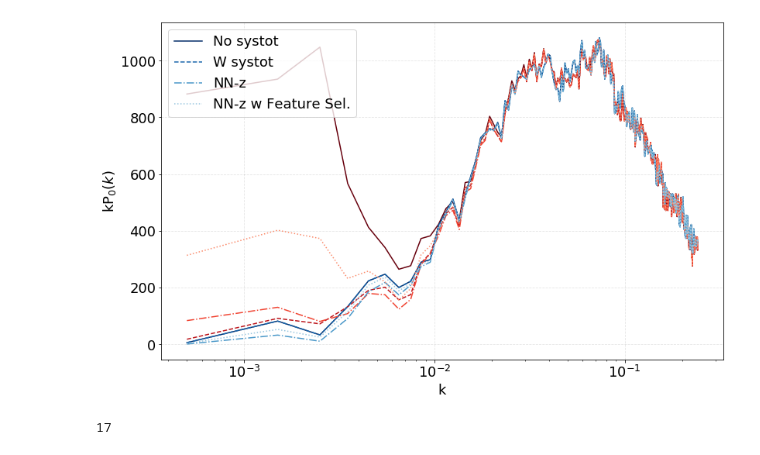
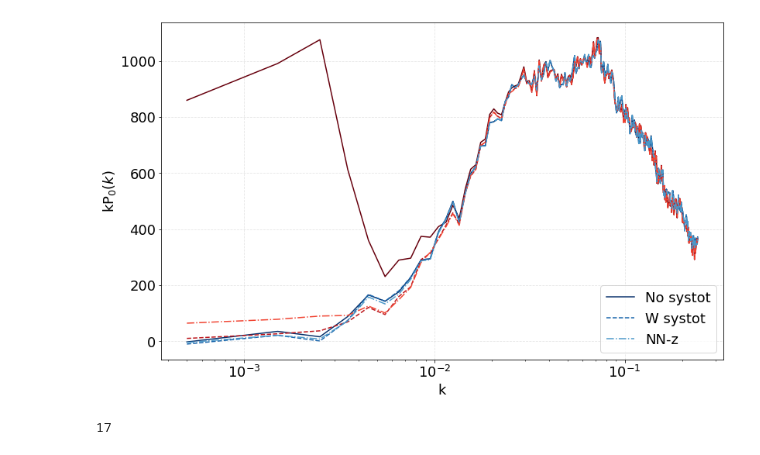
Before and after one commit to mehdirezaie/eboss, a Jupyter notebook: mocks.ipynb, the cells around one changed output. Saved outputs shown, nothing was run; the diff lists cells and outputs as text; code cells hidden in the pictures.

Commit message:
run on 10 mocks

```diff
--- a/mocks.ipynb
+++ b/mocks.ipynb
@@ -27,3 +27,27 @@ import nbodykit.lab as nb
 import numpy as np
 # %%
 plt.rc('font', size=18)
+# %%
+pks = {}
+for kind in ['cont', 'null']:
+    if kind == 'cont':
+        tags = ['v7_nosysweight', 'v7', 'v7_wnnz_ablation', 'v7_wnnz_plain', 'v7_wnnz_known']
+    else:
+        tags = ['v7_nosysweight', 'v7_noweight', 'v7', 'v7_wnnz_ablation_noweight', 'v7_wnnz_plain_noweight', 'v7_wnnz_known_noweight']
+
+    for i, tag in enumerate(tags):#, 'v7_wnnz_ablation']):
+        color = plt.cm.Blues_r if kind =='null' else plt.cm.Reds_r
+        pk0m   = []
+        pk2m   = []
+        for mocki in range(1, 8):
+            d0    = nb.ConvolvedFFTPower.load(f'/home/mehdi/data/eboss/mocks/pks/'\
+                                              +f'pk_NGC_{kind}_{tag}_512_{mocki:04d}.json')
+            k      = d0.poles.coords['k']
+            pk2    = (d0.poles['power_2'].real )#- d0.attrs['shotnoise'])
+            pk0    = (d0.poles['power_0'].real - d0.attrs['shotnoise'])
+            pk0m.append(pk0)
+            pk2m.append(pk2)
+            #plt.plot(k, k*pk,
+            #        color=color(i/5),
+            #        ls=ls[i])
+        pks['_'.join((kind, tag))] = (k, np.mean(pk0m, 0), np.mean(pk2m, 0))
@@ -29,0 +58,2 @@ plt.rc('font', size=18)
+# %%
+plt.style.use('dark_background')
@@ -30,36 +106,37 @@ plt.rc('font', size=18)
 # %%
 plt.figure(figsize=(13, 8))
 ls = ['-', '--', '-.', ':']
-nm = ['No systot', 'W systot', 'NN-z', 'NN-z w Feature Sel.']
+nm = ['No systot', 'W systot', 'NN-z']
 
-for i, tag in enumerate(['v7_nowsys', 'v7', 'v7_wnnz_plain', 'v7_wnnz_ablation']):
+for i, tag in enumerate(['v7_nosys', 'v7', 'v7_wnnz_plain']):#, 'v7_wnnz_ablation']):
 
     for kind in ['cont', 'null']:
         color = plt.cm.Blues_r if kind =='null' else plt.cm.Reds_r
         pkm   = []
-        for mocki in range(1, 5):
+        for mocki in range(1, 10):
             d0    = nb.ConvolvedFFTPower.load(f'/home/mehdi/data/eboss/mocks/pks/'\
                                               +f'pk_NGC_{kind}_{tag}_512_{mocki:04d}.json')
             k     = d0.poles.coords['k']
+            #pk    = (d0.poles['power_2'].real )#- d0.attrs['shotnoise'])
             pk    = (d0.poles['power_0'].real - d0.attrs['shotnoise'])
             pkm.append(pk)
             #plt.plot(k, k*pk,
             #        color=color(i/5),
             #        ls=ls[i])
         label = nm[i] if kind == 'null' else None
         plt.plot(k, k*np.mean(pkm,0),
                color=color(i/5),
                ls=ls[i], label=label)
 
 plt.legend()
 plt.xscale('log')
-#plt.yscale('log')
+# plt.yscale('log')
 plt.ylabel(r'kP$_{0}(k)$')
 plt.xlabel('k')
 plt.grid(linestyle='--', color='grey', alpha=0.2)
 plt.savefig('kpk_mocks.png', dpi=300)
 # %% [output]
-[figure, old version]
+[figure, new version]
 # %%
 import sys
 sys.path.append('/home/mehdi/github/LSSutils')
```
Also changed, not shown: parts of 3 cells of this notebook, 5 other files.
